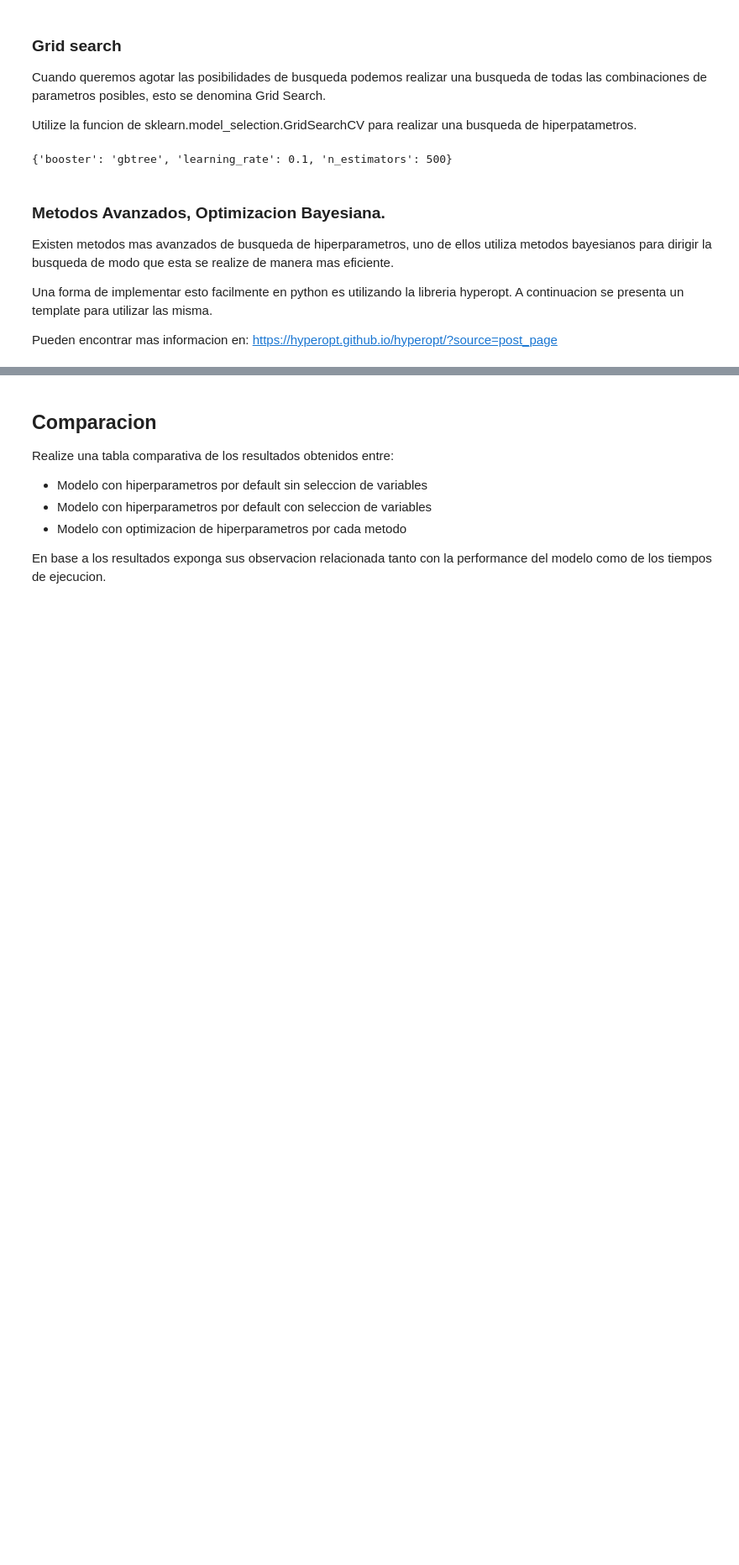
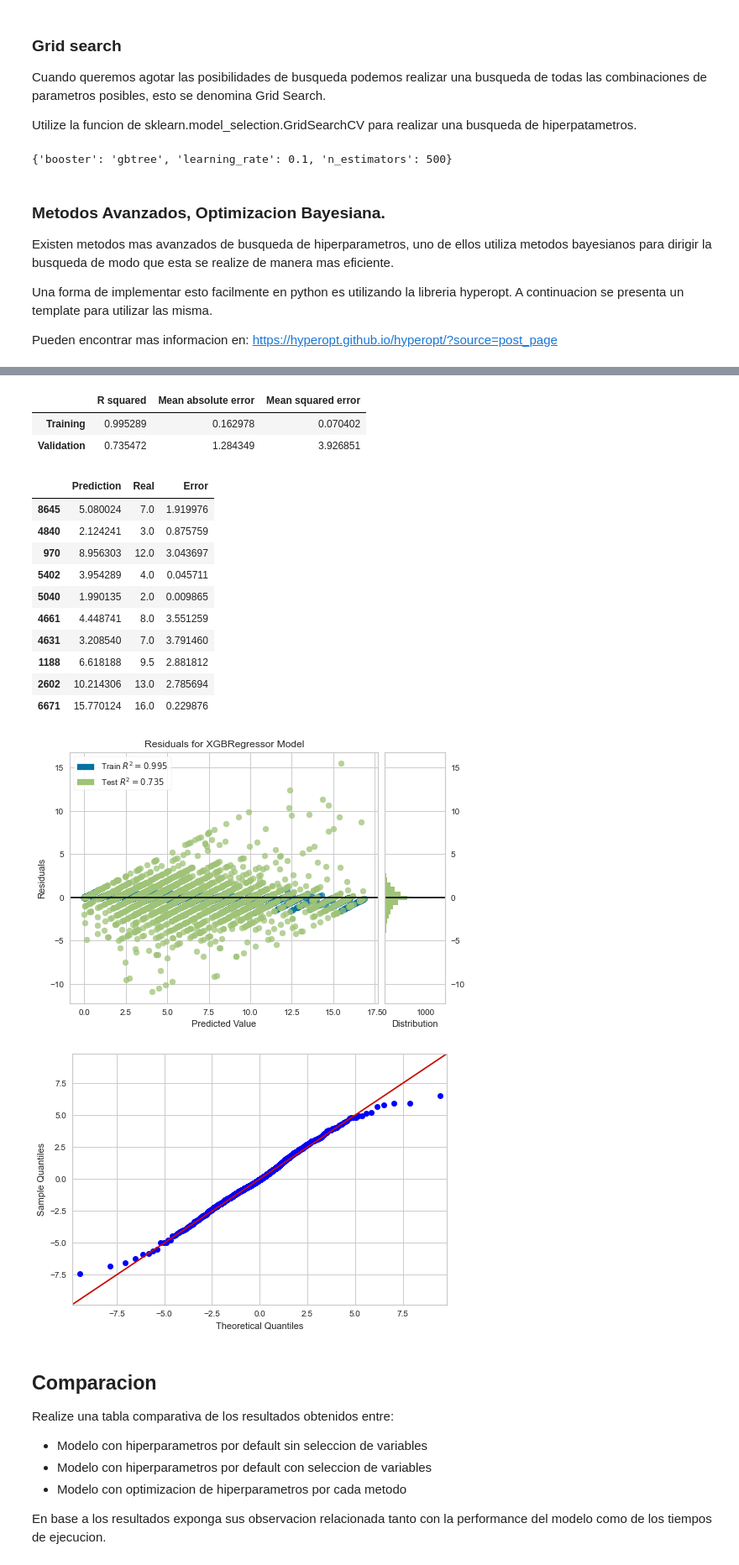
Before and after one commit to georeference-ML-mentoria/AprendizajeAutomatico-, a Jupyter notebook: 4_1_TPractico_Aprendizaje_Auto_Brandon.ipynb, the cells around one changed output, grey strips where cells are left out. Shown: that part at 84% size. Drawn from its saved outputs; the diff is of its cells as text; code cells hidden in the pictures; blank space fills up the shorter version.

```diff
--- a/4_1_TPractico_Aprendizaje_Auto_Brandon.ipynb
+++ b/4_1_TPractico_Aprendizaje_Auto_Brandon.ipynb
@@ -344,0 +364,10 @@ len(X_train.columns)
+# %%
+regressor = xgb.XGBRegressor(random_state=42)
+
+regressor.fit(X_train, y_train)
+
+y_train_variable_select = regressor.predict(X_train)
+y_valid_variable_select = regressor.predict(X_valid)
+
+display_evaluation_errors(y_train, y_train_variable_select, y_valid, y_valid_variable_select)
+display_evaluation_table(y_valid, y_valid_variable_select)
@@ -447,3 +506,29 @@ ValueError: Classification metrics can't handle a mix of continuous and binary t
+# %%
+regressor = trials.best_trial['result']['regressor']
+y_train_optimized = regressor.predict(X_train)
+y_valid_optimized = regressor.predict(X_valid)
+
+display_evaluation_errors(y_train, y_train_optimized, y_valid, y_valid_optimized)
+display_evaluation_table(y_valid, y_valid_optimized)
+show_residuals_plot(regressor, X_train, y_train, X_valid, y_valid)
+show_qq_plot(y_valid, y_valid_pred)
+# %% [output]
+|  | R squared | Mean absolute error | Mean squared error |
+| Training | 0.995289 | 0.162978 | 0.070402 |
+| Validation | 0.735472 | 1.284349 | 3.926851 |
+|  | Prediction | Real | Error |
+| 8645 | 5.080024 | 7.0 | 1.919976 |
+| 4840 | 2.124241 | 3.0 | 0.875759 |
+| 970 | 8.956303 | 12.0 | 3.043697 |
+| 5402 | 3.954289 | 4.0 | 0.045711 |
+| 5040 | 1.990135 | 2.0 | 0.009865 |
+| 4661 | 4.448741 | 8.0 | 3.551259 |
+| 4631 | 3.208540 | 7.0 | 3.791460 |
+| 1188 | 6.618188 | 9.5 | 2.881812 |
+| 2602 | 10.214306 | 13.0 | 2.785694 |
+| 6671 | 15.770124 | 16.0 | 0.229876 |
+[figure, added]
+[figure, added]
 # %% [markdown]
 ## Comparacion
 
```
Also changed, not shown: parts of 25 cells of this notebook, 1 other file.
